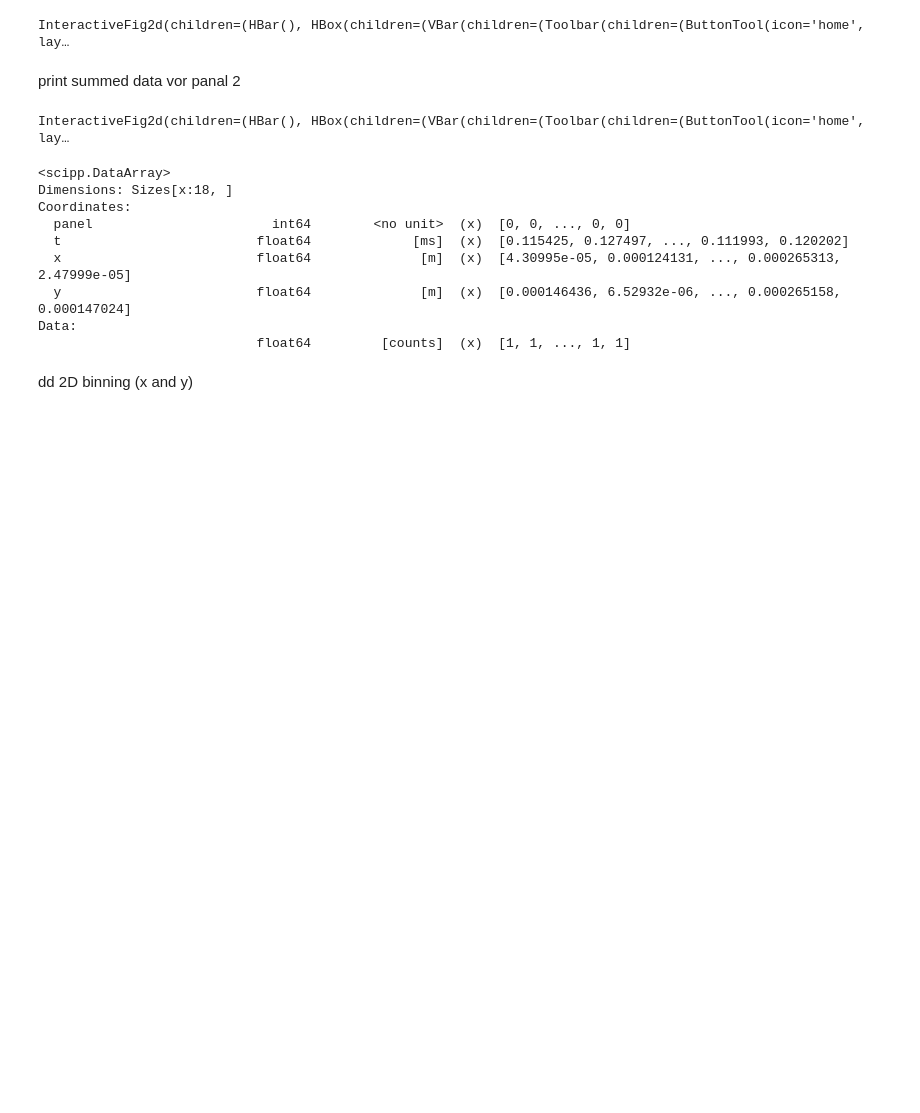
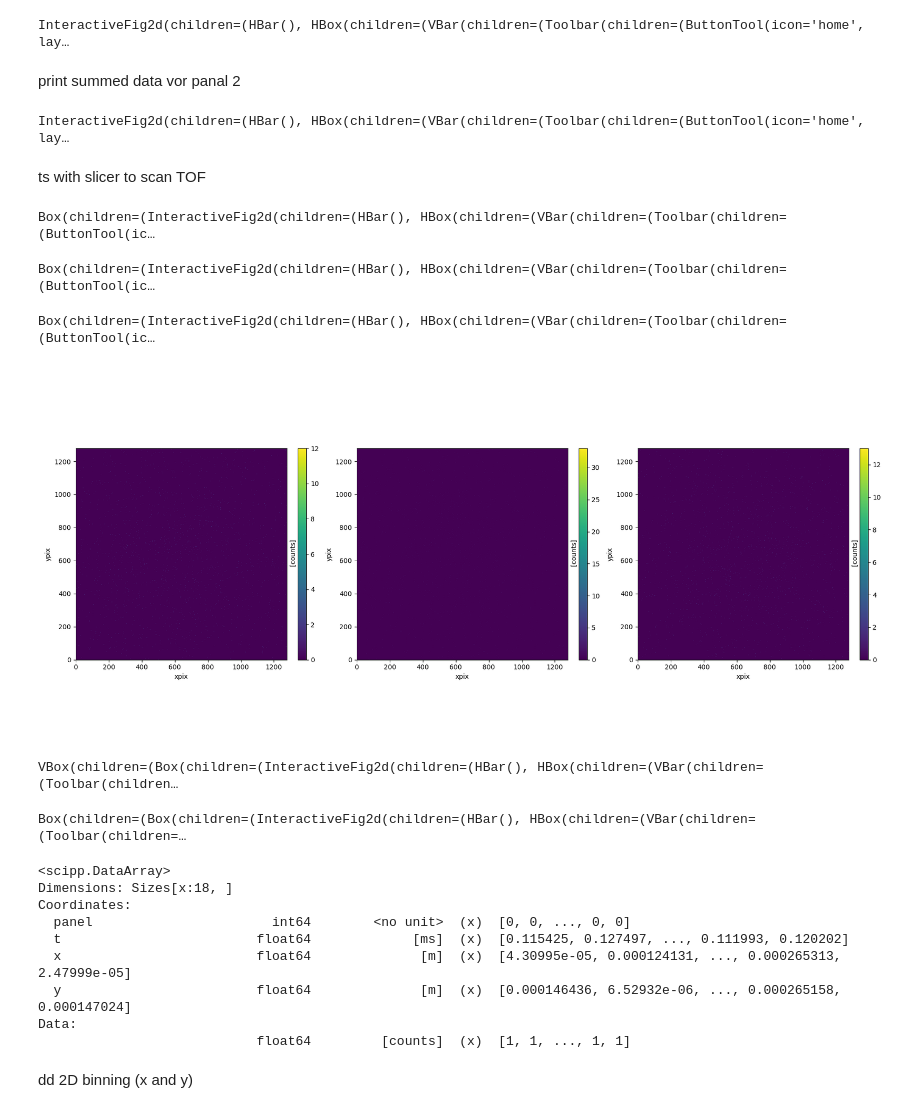
Before and after one commit to Justin-Bergmann/NMX, a Jupyter notebook: read_in_clean.ipynb, the cells around one changed output. Saved outputs shown, nothing was run; the diff lists cells and outputs as text; code cells hidden in the pictures; blank space fills up the shorter version.

Commit message:
First plotting of three detector panels

```diff
--- a/read_in_clean.ipynb
+++ b/read_in_clean.ipynb
@@ -34,7 +36,7 @@ define general parameter
 #Number op pixels per detecotr dimmension
 pix = 1280
 #number of time bins
-t_step = 250
+t_step = 50
 #number of detectors
 n_det = 3
 # %%
@@ -230,3 +236,7 @@ da3.bins.sum().data
 <scipp.Variable> (panel: 3, id: 1638400)    float64         [counts]  [18, 9, ..., 8, 0]
 # %% [markdown]
 print summed data vor panal 0
+# %%
+panel_0 = da3['panel',0].hist(t=t_step)
+panel_1 = da3['panel',1].hist(t=t_step)
+panel_2 = da3['panel',2].hist(t=t_step)
@@ -254,6 +268,52 @@ InteractiveFig2d(children=(HBar(), HBox(children=(VBar(children=(Toolbar(childre
 #det_sep = da.bin(id=sc.array(dims=['id'], values=[1, 11638400, 3638400, 5638401], unit=None))
 #print(2000000+1280**2)
 #det_sep
+# %% [markdown]
+
+ts with slicer to scan TOF
+# %%
+pp.slicer(da3.fold('id', sizes={'xpix':pix, 'ypix':-1})['panel', 0].hist(t=t_step).transpose(),vmax=panel_0.max().value,aspect='equal')
+# %% [output]
+Box(children=(InteractiveFig2d(children=(HBar(), HBox(children=(VBar(children=(Toolbar(children=(ButtonTool(ic…
+# %%
+pp.slicer(da3.fold('id', sizes={'xpix':pix, 'ypix':-1})['panel', 1].hist(t=t_step).transpose(),vmax=panel_1.max().value, aspect='equal')
+# %% [output]
+Box(children=(InteractiveFig2d(children=(HBar(), HBox(children=(VBar(children=(Toolbar(children=(ButtonTool(ic…
+# %%
+pp.slicer(da3.fold('id', sizes={'xpix':pix, 'ypix':-1})['panel', 2].hist(t=t_step).transpose(),vmax=panel_2.max().value,aspect='equal')
+# %% [output]
+Box(children=(InteractiveFig2d(children=(HBar(), HBox(children=(VBar(children=(Toolbar(children=(ButtonTool(ic…
+# %%
+fig, ax = plt.subplots(1, 3, figsize=(18, 8))
+
+p1 = pp.slicer(da3.fold('id', sizes={'xpix':pix, 'ypix':-1})['panel', 0].hist(t=t_step).transpose(),vmax=panel_0.max().value, aspect='equal', ax=ax[ 1])
+p2 = pp.slicer(da3.fold('id', sizes={'xpix':pix, 'ypix':-1})['panel', 1].hist(t=t_step).transpose(),vmax=panel_1.max().value, aspect='equal', ax=ax[ 2])
+p3 = pp.slicer(da3.fold('id', sizes={'xpix':pix, 'ypix':-1})['panel', 2].hist(t=t_step).transpose(),vmax=panel_2.max().value, aspect='equal', ax=ax[0])
+
+
+# Matplotlib's utility to optimize spacing between subplots
+#fig()
+fig.tight_layout()
+# %% [output]
+[figure, added]
+# %%
+#subplot_size = (1, 1)
+
+p1 = pp.slicer(da3.fold('id', sizes={'xpix':pix, 'ypix':-1})['panel', 0].hist(t=t_step).transpose(),vmax=panel_0.max().value, aspect='equal',title='panel 0', ax=ax[ 1])
+p2 = pp.slicer(da3.fold('id', sizes={'xpix':pix, 'ypix':-1})['panel', 1].hist(t=t_step).transpose(),vmax=panel_1.max().value, aspect='equal',title='panel 1', ax=ax[ 2])
+p3 = pp.slicer(da3.fold('id', sizes={'xpix':pix, 'ypix':-1})['panel', 2].hist(t=t_step).transpose(),vmax=panel_2.max().value, aspect='equal',title='panel 2', ax=ax[0])
+#p4 = pp.slicer(da3.fold('id', sizes={'xpix':pix, 'ypix':-1})['panel', 2].hist(t=t_step).transpose(),vmax=panel_2.max().value, aspect='equal', ax=ax[0])
+#ipw.VBox([ipw.HBox([p1, p2,p3])])#, ipw.HBox([p3])])
+ipw.VBox([p1])#, ipw.HBox([p3])])
+
+
+#Box([[p1,p2,p3], [p1,p2,p3]])
+# %% [output]
+VBox(children=(Box(children=(InteractiveFig2d(children=(HBar(), HBox(children=(VBar(children=(Toolbar(children…
+# %%
+Box([p1])
+# %% [output]
+Box(children=(Box(children=(InteractiveFig2d(children=(HBar(), HBox(children=(VBar(children=(Toolbar(children=…
 # %%
 p1 = da3.fold('id', sizes={'xpix':1280, 'ypix':-1})['panel', 0]
 p11 = da3['panel',0]
```
Also changed, not shown: parts of 19 cells of this notebook, 1 other file.
